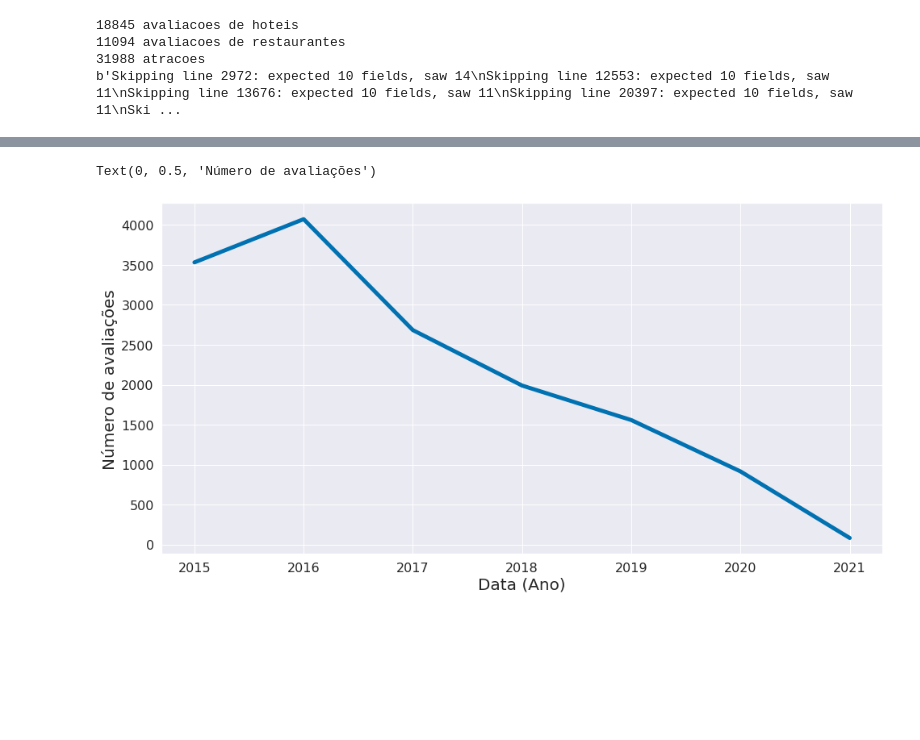
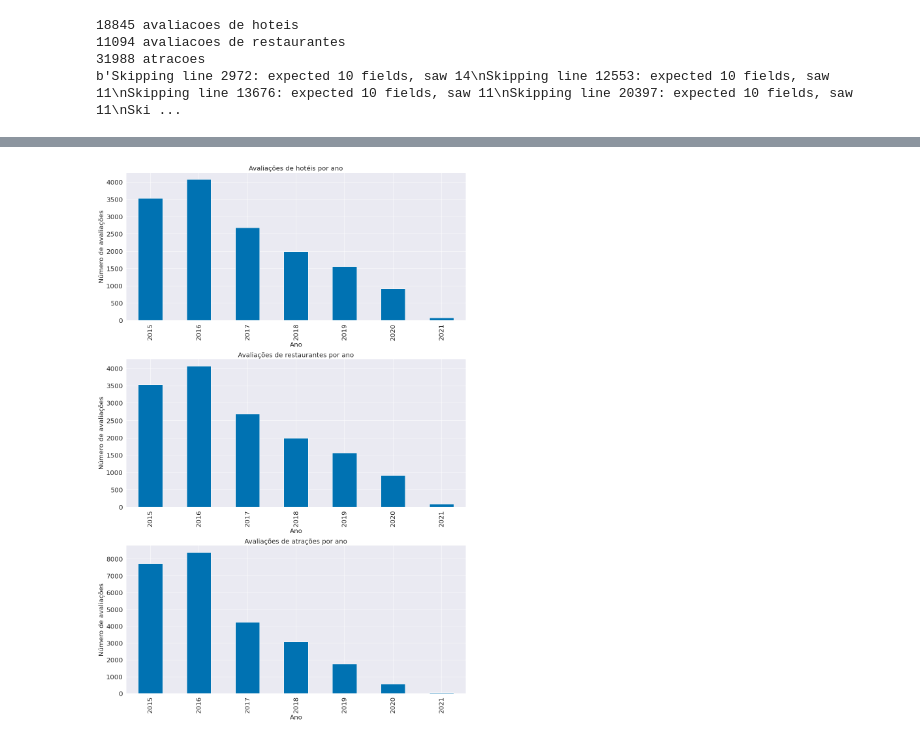
Before and after one commit to viengg/tripadvisor-scraper, a Jupyter notebook: analysis.ipynb, the cells around one changed output, grey strips where cells are left out. Cells and saved outputs as stored; diff of their text form; code cells hidden in the pictures; blank space fills up the shorter version.

```diff
--- a/analysis.ipynb
+++ b/analysis.ipynb
@@ -110,7 +112,16 @@ Text(0, 0.5, 'Número de avaliações')
-# %%
-comentarios_por_ano.plot(figsize=(16, 8), fontsize=16, lw=5)
-plt.xlabel('Data (Ano)')
-plt.ylabel('Número de avaliações')
-# %% [output]
-Text(0, 0.5, 'Número de avaliações')
-[figure, removed]
+# %%
+fig, (ax1, ax2, ax3) = plt.subplots(nrows=3, figsize=(16, 24))
+
+comentarios_por_ano_hoteis.plot(ax=ax1, kind='bar')
+ax1.set(xlabel='Ano', ylabel='Número de avaliações')
+ax1.set_title("Avaliações de hotéis por ano")
+comentarios_por_ano_restaurantes.plot(ax=ax2, kind='bar')
+ax2.set(xlabel='Ano', ylabel='Número de avaliações')
+ax2.set_title("Avaliações de restaurantes por ano")
+comentarios_por_ano_atracoes.plot(ax=ax3, kind='bar')
+ax3.set(xlabel='Ano', ylabel='Número de avaliações')
+ax3.set_title("Avaliações de atrações por ano")
+
+plt.tight_layout()
+# %% [output]
+[figure, added]
```
Also changed, not shown: parts of 14 cells of this notebook.
